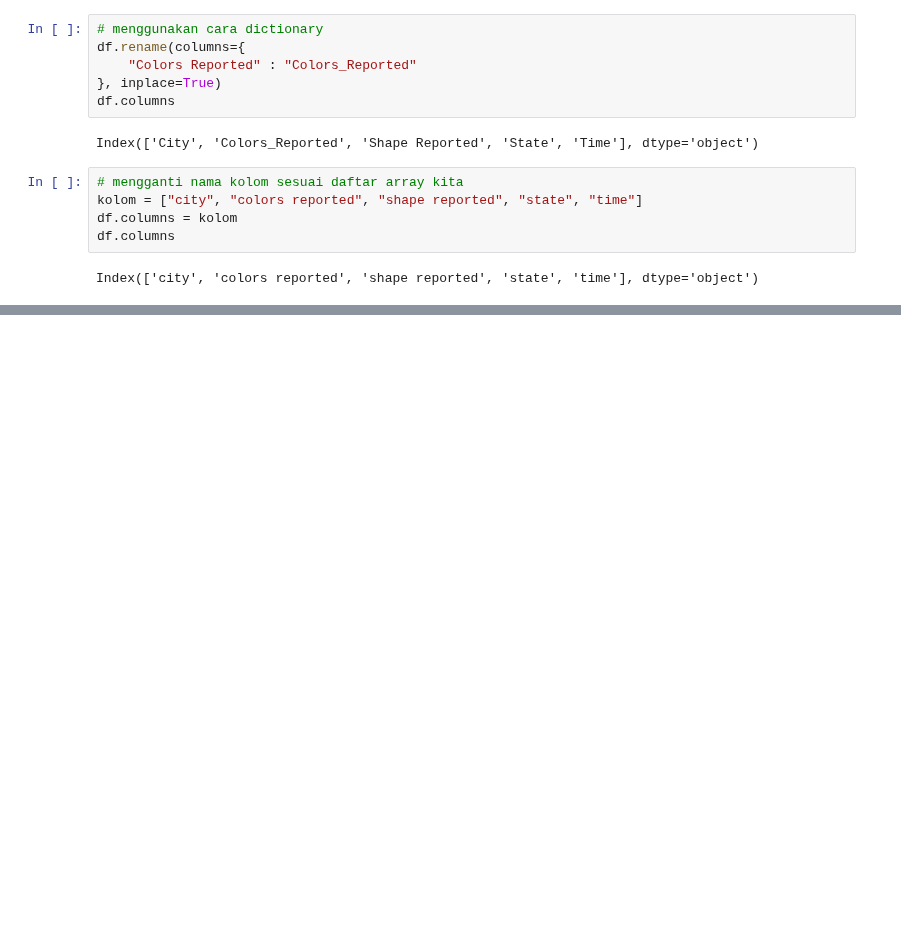
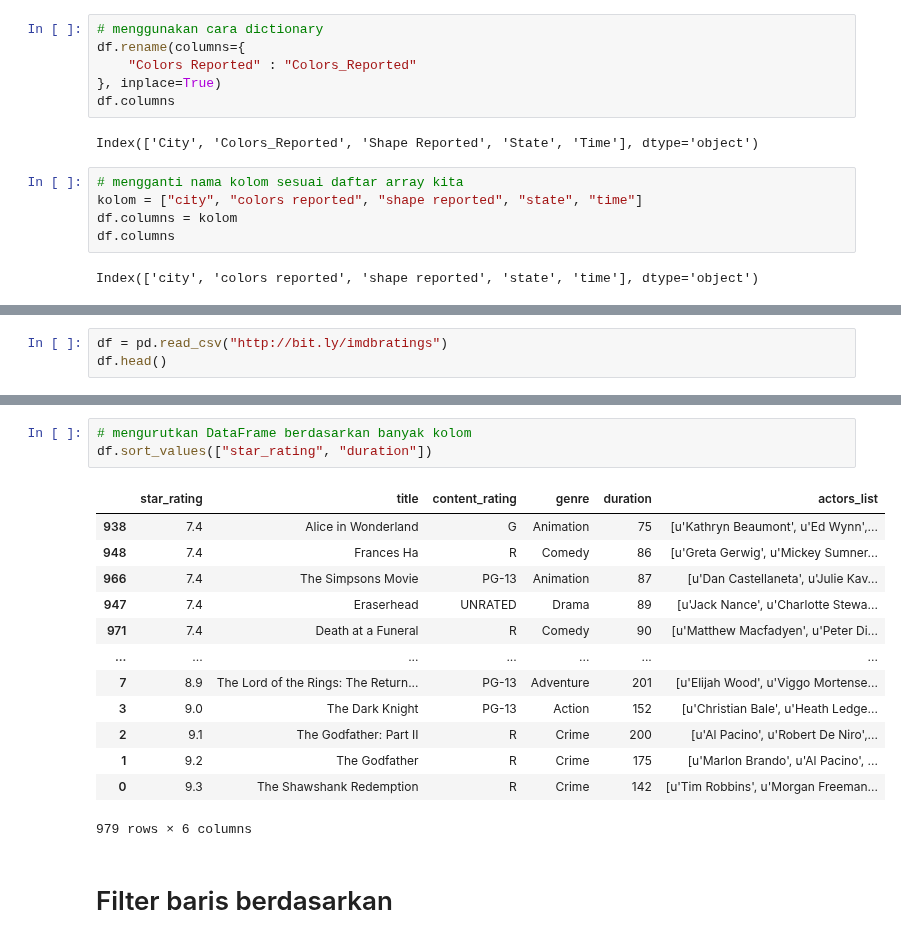
Before and after one commit to rshby/Supervised_Learning, a Jupyter notebook: Coba/Coba.ipynb, the cells around one changed output, grey strips where cells are left out. Cells and saved outputs as stored; diff of their text form; blank space fills up the shorter version.

```diff
--- a/Coba/Coba.ipynb
+++ b/Coba/Coba.ipynb
@@ -147,0 +216,3 @@ df.replace()
+# %%
+df = pd.read_csv("http://bit.ly/imdbratings")
+df.head()
@@ -147,0 +252,19 @@ df.replace()
+# %%
+# mengurutkan DataFrame berdasarkan banyak kolom
+df.sort_values(["star_rating", "duration"])
+# %% [output]
+|  | star_rating | title | content_rating | genre | duration | actors_list |
+| 938 | 7.4 | Alice in Wonderland | G | Animation | 75 | [u'Kathryn Beaumont', u'Ed Wynn',... |
+| 948 | 7.4 | Frances Ha | R | Comedy | 86 | [u'Greta Gerwig', u'Mickey Sumner... |
+| 966 | 7.4 | The Simpsons Movie | PG-13 | Animation | 87 | [u'Dan Castellaneta', u'Julie Kav... |
+| 947 | 7.4 | Eraserhead | UNRATED | Drama | 89 | [u'Jack Nance', u'Charlotte Stewa... |
+| 971 | 7.4 | Death at a Funeral | R | Comedy | 90 | [u'Matthew Macfadyen', u'Peter Di... |
+| ... | ... | ... | ... | ... | ... | ... |
+| 7 | 8.9 | The Lord of the Rings: The Return... | PG-13 | Adventure | 201 | [u'Elijah Wood', u'Viggo Mortense... |
+| 3 | 9.0 | The Dark Knight | PG-13 | Action | 152 | [u'Christian Bale', u'Heath Ledge... |
+| 2 | 9.1 | The Godfather: Part II | R | Crime | 200 | [u'Al Pacino', u'Robert De Niro',... |
+| 1 | 9.2 | The Godfather | R | Crime | 175 | [u'Marlon Brando', u'Al Pacino', ... |
+| 0 | 9.3 | The Shawshank Redemption | R | Crime | 142 | [u'Tim Robbins', u'Morgan Freeman... |
+979 rows × 6 columns
+# %% [markdown]
+# Filter baris berdasarkan
```
Also changed, not shown: parts of 16 cells of this notebook.
